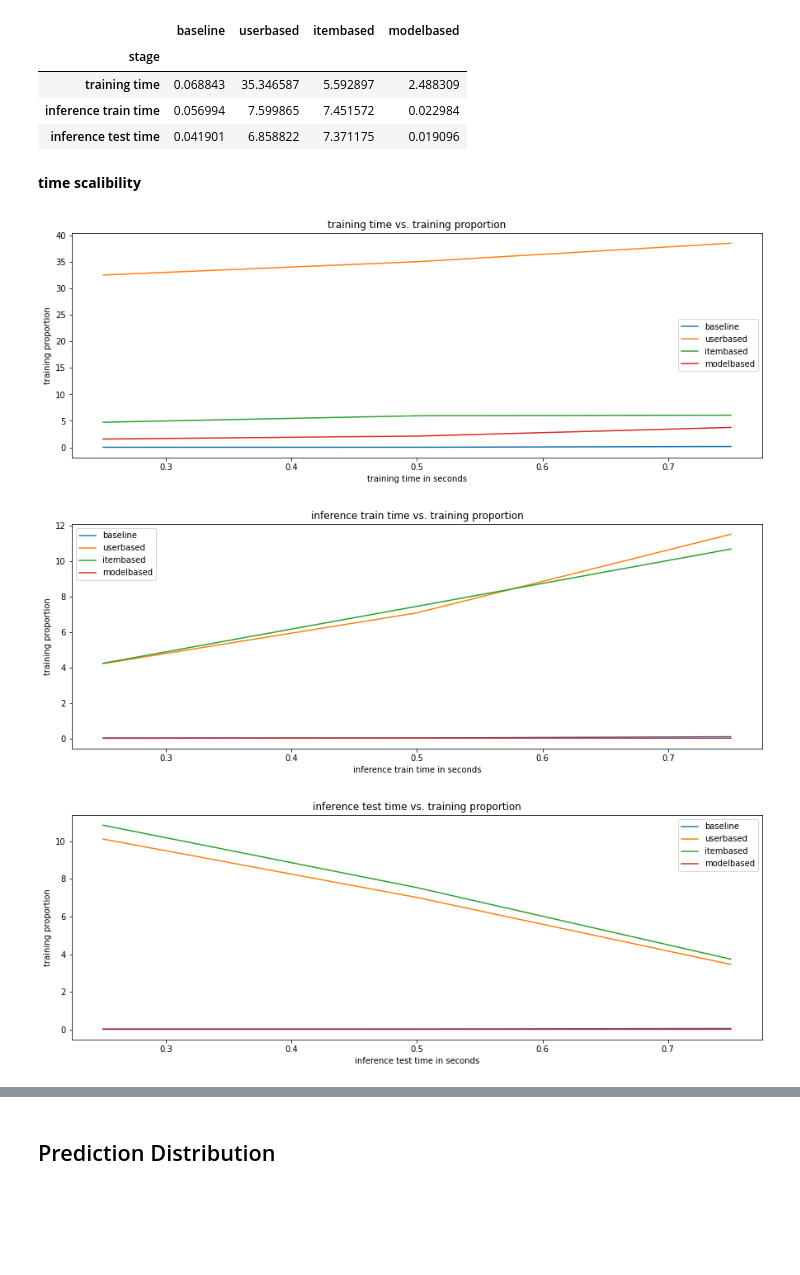
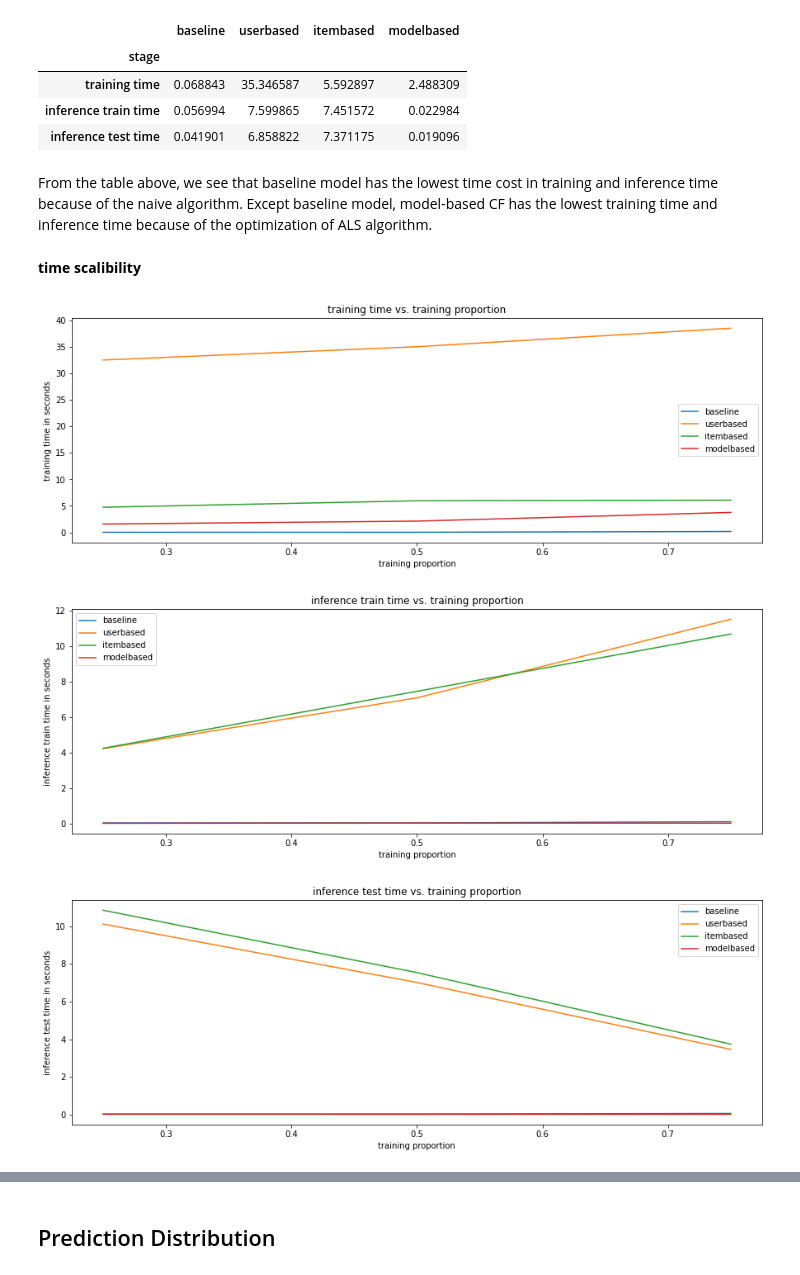
Before and after one commit to syeehyn/personalization-system, a Jupyter notebook: notebook/final_report.ipynb, the cells around one changed output, grey strips where cells are left out. Saved outputs shown, nothing was run; the diff lists cells and outputs as text; code cells hidden in the pictures; blank space fills up the shorter version.

```diff
--- a/notebook/final_report.ipynb
+++ b/notebook/final_report.ipynb
@@ -518,14 +530,16 @@ display(mean_time)
+# %% [markdown]
+From the table above, we see that baseline model has the lowest time cost in training and inference time because of the naive algorithm. Except baseline model, model-based CF has the lowest training time and inference time because of the optimization of ALS algorithm.
 # %% [markdown]
 **time scalibility**
 # %%
 for stage in ['training time', 'inference train time', 'inference test time']:
     pd.DataFrame({model: time_res[model].T[stage]\
     for model in ['baseline', 'userbased', 'itembased', 'modelbased']}).plot()
     plt.title(f'{stage} vs. training proportion')
-    plt.xlabel(f'{stage} in seconds')
-    plt.ylabel('training proportion')
+    plt.ylabel(f'{stage} in seconds')
+    plt.xlabel('training proportion')
     plt.show()
 # %% [output]
-[figure, old version]
+[figure, new version]
-[figure, old version]
+[figure, new version]
-[figure, old version]
+[figure, new version]
```
Also changed, not shown: parts of 15 cells of this notebook.
